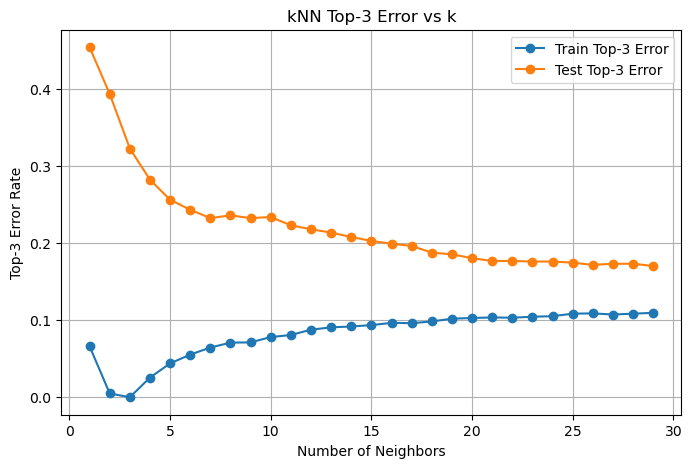
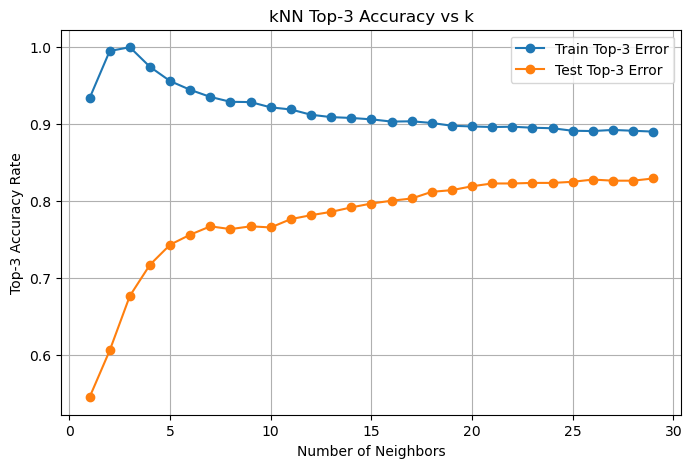
The notebook cell's code change between the first figure and the second:
--- before
+++ after
@@ -3,6 +3,6 @@
 k_values = range(1, 30)
 
-train_top3_errors = []
-test_top3_errors = []
+train_top3_accs = []
+test_top3_accs = []
 
 for k in k_values:
@@ -31,10 +31,8 @@
         k=3
     )
-    
-    train_top3_error = 1 - train_top3_acc
-    test_top3_error = 1 - test_top3_acc
 
-    train_top3_errors.append(train_top3_error)
-    test_top3_errors.append(test_top3_error)
+
+    train_top3_accs.append(train_top3_acc)
+    test_top3_accs.append(test_top3_acc)
 
 
@@ -43,19 +41,19 @@
 plt.plot(
     k_values,
-    train_top3_errors,
+    train_top3_accs,
     marker='o',
-    label='Train Top-3 Error'
+    label='Train Top-3 Accuracy'
 )
 
 plt.plot(
     k_values,
-    test_top3_errors,
+    test_top3_accs,
     marker='o',
-    label='Test Top-3 Error'
+    label='Test Top-3 Accuracy'
 )
 
-plt.title("kNN Top-3 Error vs k")
+plt.title("kNN Top-3 Accuracy vs k")
 plt.xlabel("Number of Neighbors")
-plt.ylabel("Top-3 Error Rate")
+plt.ylabel("Top-3 Accuracy Rate")
 
 plt.legend()
@@ -63,8 +61,8 @@
 
 
-lowest_error = min(test_top3_errors)
-best_k = k_values[test_top3_errors.index(lowest_error)]
+highest_acc = max(test_top3_accs)
+best_k = k_values[test_top3_accs.index(highest_acc)]
 
-print(f"Lowest Top-3 Test Error: {lowest_error:.4f}")
+print(f"Highest Top-3 Test Accuracy: {highest_acc:.4f}")
 print(f"Best k: {best_k}")
 

Commit: Adding PCA discussion